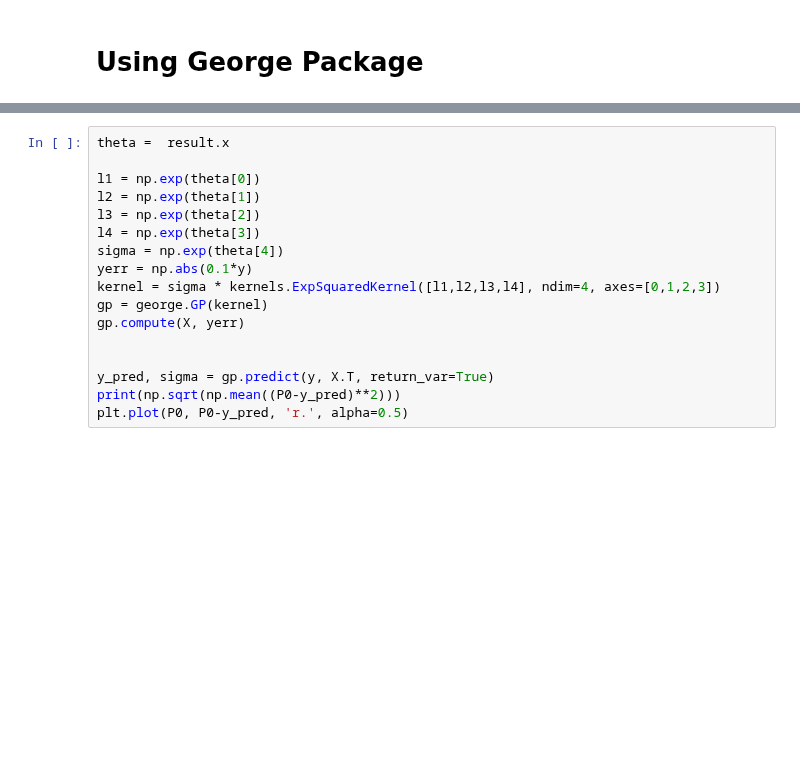
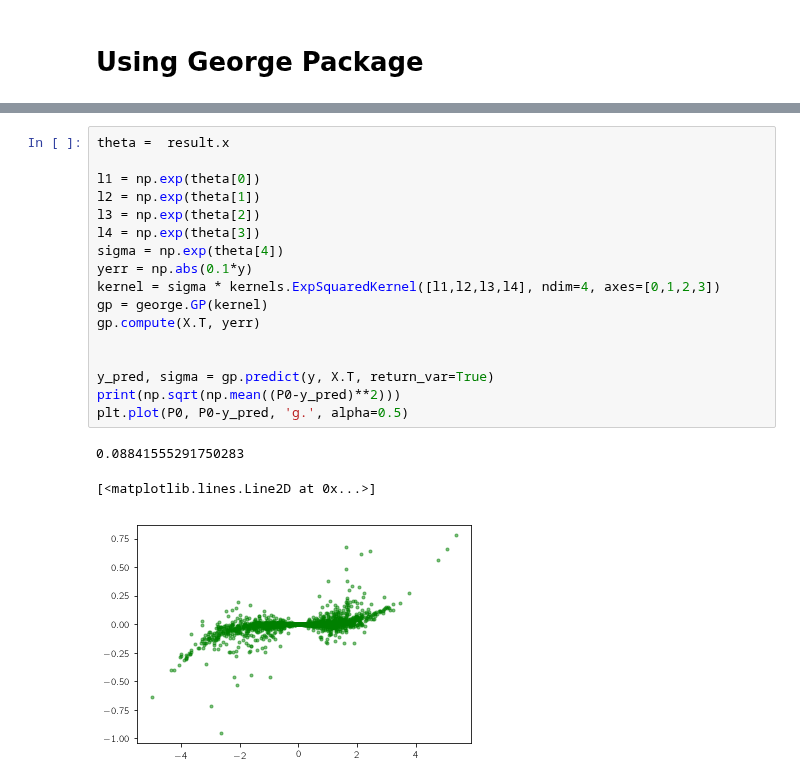
Before and after one commit to ekourkchi/reddening, a Jupyter notebook: griz2PC0.ipynb, the cells around one changed output, grey strips where cells are left out. Drawn from its saved outputs; the diff is of its cells as text; blank space fills up the shorter version.

```diff
--- a/griz2PC0.ipynb
+++ b/griz2PC0.ipynb
@@ -857,20 +866,24 @@ print result
 # %%
 theta =  result.x
 
 l1 = np.exp(theta[0])
 l2 = np.exp(theta[1])
 l3 = np.exp(theta[2])
 l4 = np.exp(theta[3])
 sigma = np.exp(theta[4])
 yerr = np.abs(0.1*y)
 kernel = sigma * kernels.ExpSquaredKernel([l1,l2,l3,l4], ndim=4, axes=[0,1,2,3])
 gp = george.GP(kernel)
-gp.compute(X, yerr)
+gp.compute(X.T, yerr)
 
 
 y_pred, sigma = gp.predict(y, X.T, return_var=True)
 print(np.sqrt(np.mean((P0-y_pred)**2)))
-plt.plot(P0, P0-y_pred, 'r.', alpha=0.5)
+plt.plot(P0, P0-y_pred, 'g.', alpha=0.5)
+# %% [output]
+0.08841555291750283
+[<matplotlib.lines.Line2D at 0x...>]
+[figure, added]
 # %%
 y_pred, sigma = gp.predict(y, x.T, return_var=True)
 print(np.sqrt(np.mean((P0_-y_pred)**2)))
```
Also changed, not shown: parts of 2 cells of this notebook.
